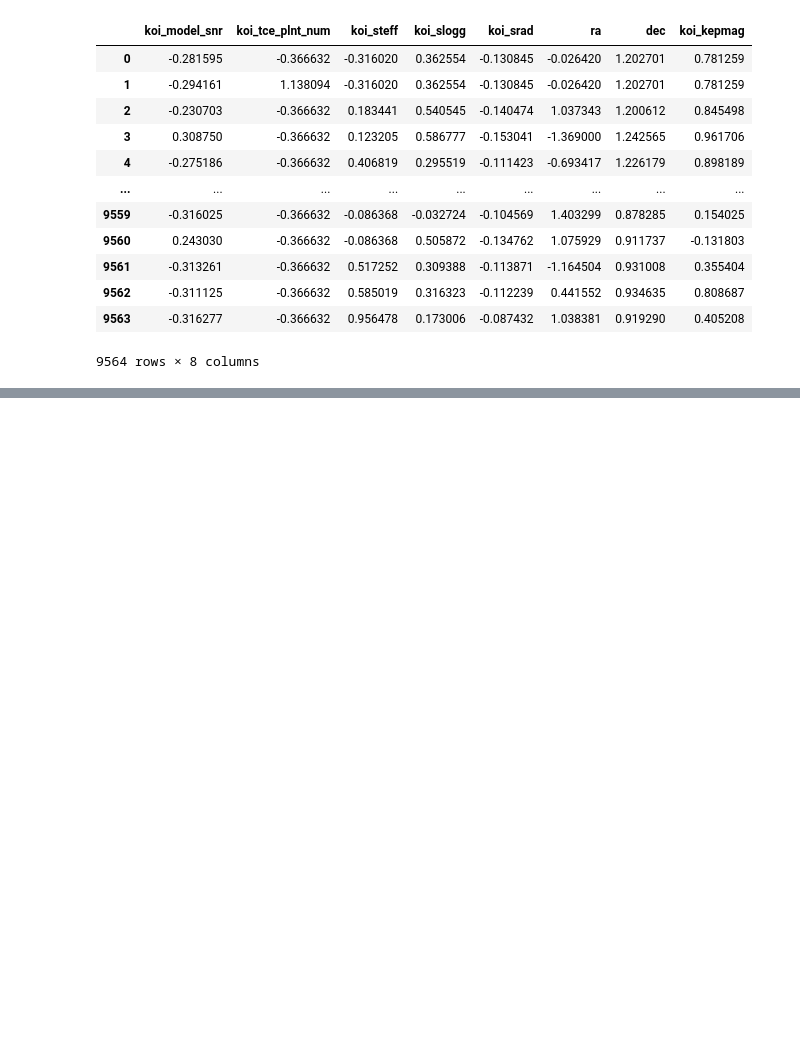
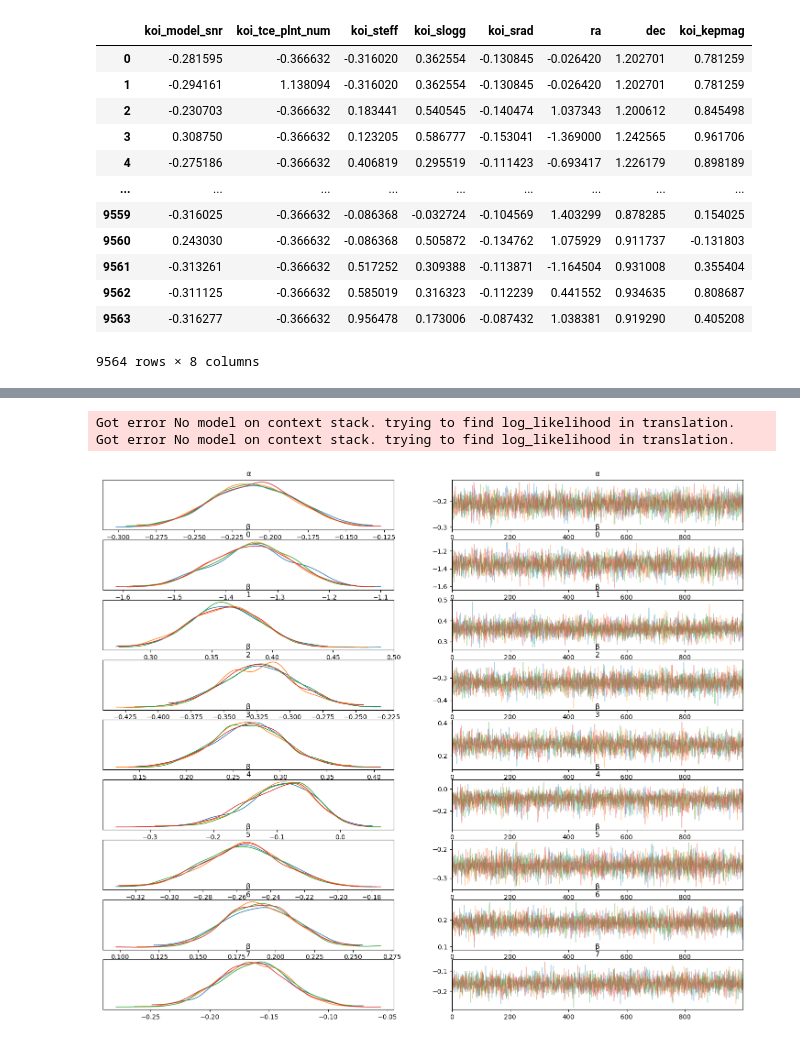
Before and after one commit to Haigro/Exoplanet-Classification, a Jupyter notebook: Project.ipynb, the cells around one changed output, grey strips where cells are left out. Saved outputs shown, nothing was run; the diff lists cells and outputs as text; code cells hidden in the pictures; blank space fills up the shorter version.

```diff
--- a/Project.ipynb
+++ b/Project.ipynb
@@ -188,6 +190,7 @@ X
 # %%
 with pm.Model() as logistic_model:
-    Y = nasa_standard.koi_pdisposition
+    Y = XD.koi_pdisposition
+    X = XD[x]
     α = pm.Normal('α', mu=0, sigma=100)
     β1 = pm.Normal('β1', mu=0, sigma=100)
     β2 = pm.Normal('β2', mu=0, sigma=100)
@@ -228,7 +231,8 @@ X
 # Matrix version of the model
 
 with pm.Model() as logistic_model:
-    Y = nasa_standard.koi_pdisposition
+    Y = XD.koi_pdisposition
+    X = XD[x]
     k =  X.shape[1]
     α = pm.Normal('α', mu=0, sigma=100)
     # Beta coefficients for predictor variables & priors
@@ -240,7 +244,7 @@ with pm.Model() as logistic_model:
 
     Yl = pm.Bernoulli('Yl', p=p, observed=Y)
     #Yl = pm.Normal('Yl', mu=μ, sd=sigma_y, observed=Y)
-    #binout = pm.sample(1000, tune=2000) #init="adapt_diag"
+    binout = pm.sample(1000, tune=2000) #init="adapt_diag"
 
 #pm.model_to_graphviz(logistic_model)
 logistic_model.check_test_point()
@@ -254,5 +264,9 @@ Name: Log-probability of test_point, dtype: float64
 # %%
-az.plot_trace(binout, compact = False, var_names = ['α','β1','β2','β3','β4','β5','β6','β7','β8','β9'], figsize = (18,15));
+az.plot_trace(binout, compact = False, var_names = ['α','β'], figsize = (18,15));
+# %% [output]
+Got error No model on context stack. trying to find log_likelihood in translation.
+Got error No model on context stack. trying to find log_likelihood in translation.
+[figure, added]
 # %%
 # summary statistics on the posterior distributions
 
```
Also changed, not shown: parts of 5 cells of this notebook, 1 other file.
